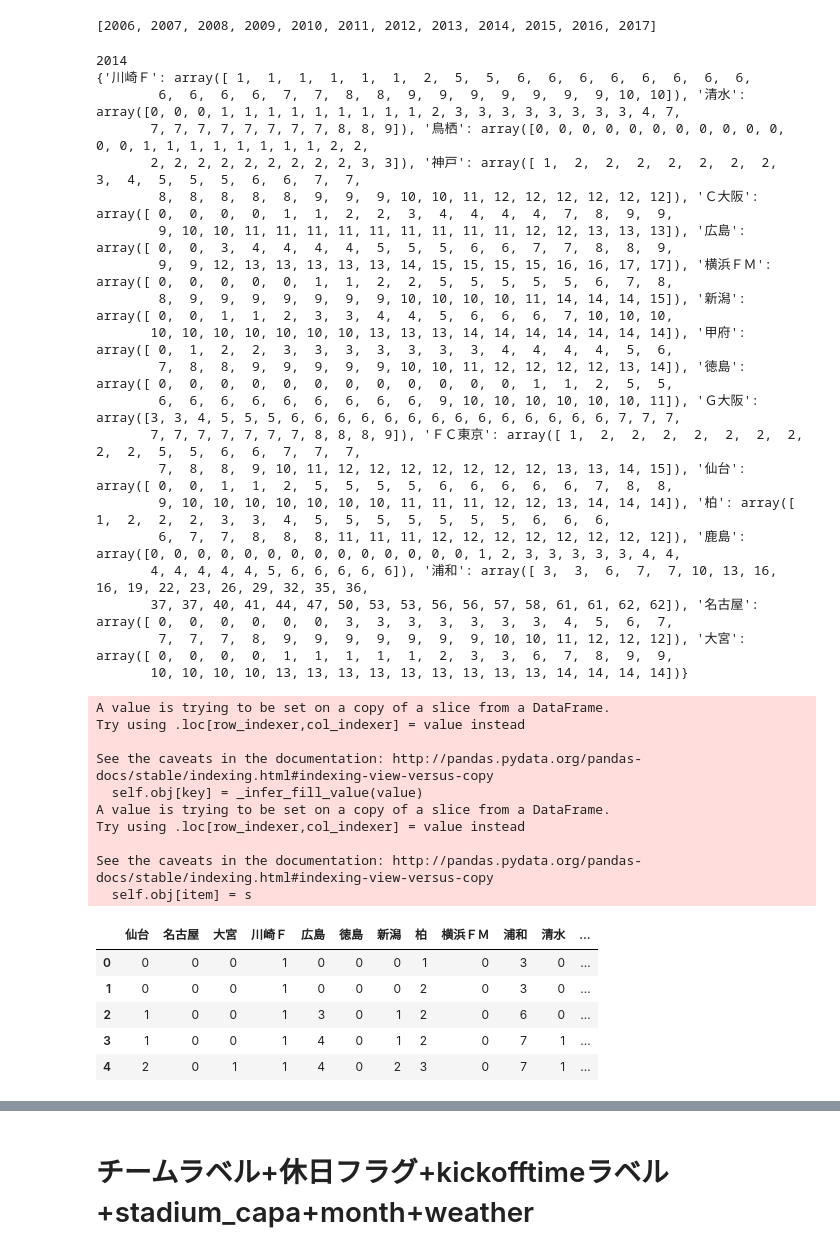
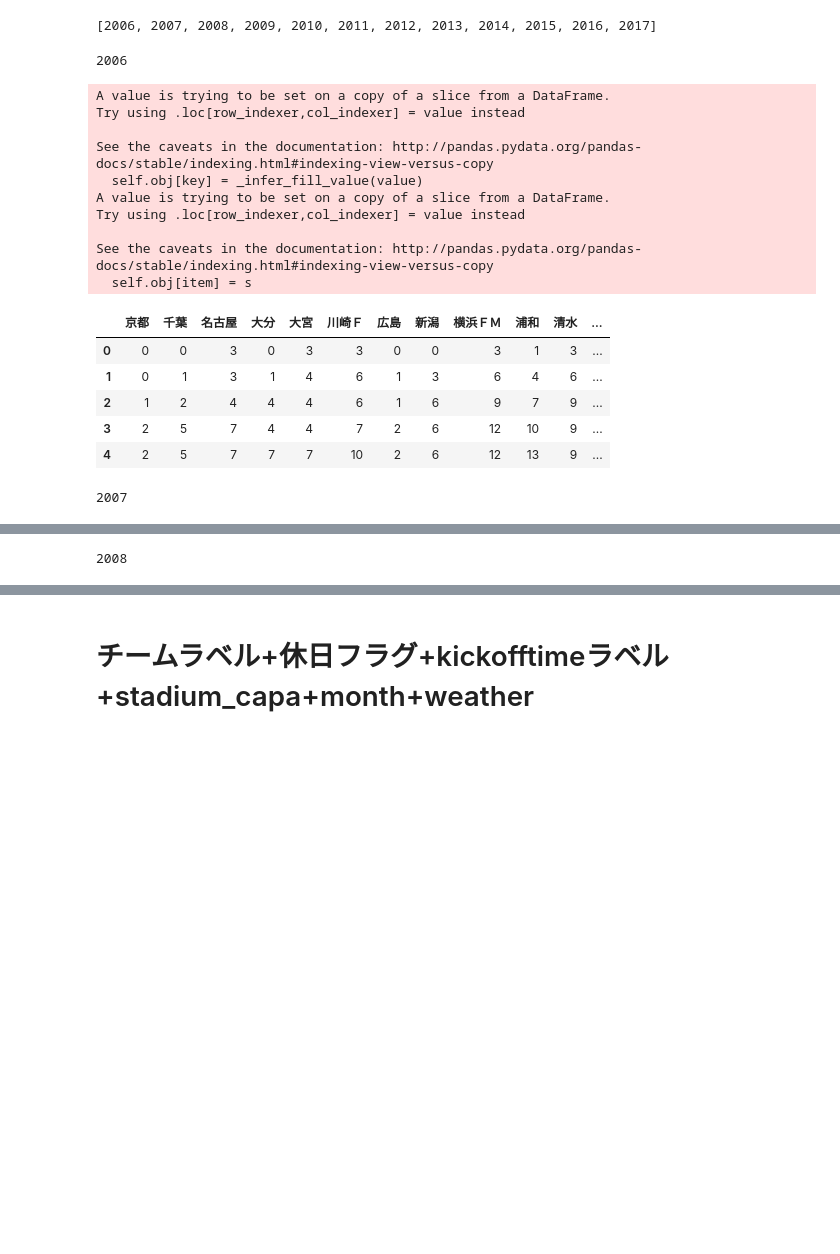
Before and after one commit to watanta/j, a Jupyter notebook: code/preprocess.ipynb, the cells around one changed output, grey strips where cells are left out. Cells and saved outputs as stored; diff of their text form; code cells hidden in the pictures; blank space fills up the shorter version.

```diff
--- a/code/preprocess.ipynb
+++ b/code/preprocess.ipynb
@@ -523,68 +524,49 @@ target_years
 # %% [output]
 [2006, 2007, 2008, 2009, 2010, 2011, 2012, 2013, 2014, 2015, 2016, 2017]
 # %%
+for year in target_years:
+    print(year)
+    match = total_match.loc[(total_match["match_date"] >= pd.to_datetime(str(year)+"-2-15"))&(total_match["match_date"] <pd.to_datetime(str(year+1)+"-2-15")),:]
+    attend_teams = set(match["home_team"]) & set(match["away_team"])
+    match.loc[match["home_win"],"winner"] = match["home_team"]
+    match.loc[match["away_win"],"winner"] = match["away_team"]
+    score_dic = {}
 
-year = 2014
-print(year)
-match = total_match.loc[(total_match["match_date"] >= pd.to_datetime(str(year)+"-2-15"))&(total_match["match_date"] <pd.to_datetime(str(year+1)+"-2-15")),:]
-attend_teams = set(match["home_team"]) & set(match["away_team"])
-match.loc[match["home_win"],"winner"] = match["home_team"]
-match.loc[match["away_win"],"winner"] = match["away_team"]
-score_dic = {}
+    for team in attend_teams:
+        tmp = match.loc[(match["home_team"] == team)|(match["away_team"] == team),:]
+        tmp=tmp.reset_index(drop=True)
 
-for team in attend_teams:
-    tmp = match.loc[(match["home_team"] == team)|(match["away_team"] == team),:]
-    tmp=tmp.reset_index(drop=True)
+        score  = []
+        for key,row in tmp.iterrows():
+            if row["winner"] == team:
+                score.append(3)
+            elif row["draw"] == True:
+                score.append(1)
+            else:
+                score.append(0)
 
-    score  = []
-    for key,row in tmp.iterrows():
-        if row["winner"] == target:
-            score.append(3)
-        elif row["draw"] == True:
-            score.append(1)
-        else:
-            score.append(0)
+        score_dic[team] = np.cumsum(score)
 
-    score_dic[team] = np.cumsum(score)
 
-print(score_dic)
-df = pd.DataFrame(score_dic)
-df.to_csv("../data/vpoint"+str(year)+".csv", index=False)
-display(df.head())
+    df = pd.DataFrame(score_dic)
+    df.to_csv("../data/vpoint"+str(year)+".csv", index=False)
+    display(df.head())
 # %% [output]
-2014
-{'川崎Ｆ': array([ 1,  1,  1,  1,  1,  1,  2,  5,  5,  6,  6,  6,  6,  6,  6,  6,  6,
-        6,  6,  6,  6,  7,  7,  8,  8,  9,  9,  9,  9,  9,  9,  9, 10, 10]), '清水': array([0, 0, 0, 1, 1, 1, 1, 1, 1, 1, 1, 1, 2, 3, 3, 3, 3, 3, 3, 3, 3, 4, 7,
-       7, 7, 7, 7, 7, 7, 7, 7, 8, 8, 9]), '鳥栖': array([0, 0, 0, 0, 0, 0, 0, 0, 0, 0, 0, 0, 0, 1, 1, 1, 1, 1, 1, 1, 1, 2, 2,
-       2, 2, 2, 2, 2, 2, 2, 2, 2, 3, 3]), '神戸': array([ 1,  2,  2,  2,  2,  2,  2,  2,  3,  4,  5,  5,  5,  6,  6,  7,  7,
-        8,  8,  8,  8,  8,  9,  9,  9, 10, 10, 11, 12, 12, 12, 12, 12, 12]), 'Ｃ大阪': array([ 0,  0,  0,  0,  1,  1,  2,  2,  3,  4,  4,  4,  4,  7,  8,  9,  9,
-        9, 10, 10, 11, 11, 11, 11, 11, 11, 11, 11, 11, 12, 12, 13, 13, 13]), '広島': array([ 0,  0,  3,  4,  4,  4,  4,  5,  5,  5,  6,  6,  7,  7,  8,  8,  9,
-        9,  9, 12, 13, 13, 13, 13, 13, 14, 15, 15, 15, 15, 16, 16, 17, 17]), '横浜ＦＭ': array([ 0,  0,  0,  0,  0,  1,  1,  2,  2,  5,  5,  5,  5,  5,  6,  7,  8,
-        8,  9,  9,  9,  9,  9,  9,  9, 10, 10, 10, 10, 11, 14, 14, 14, 15]), '新潟': array([ 0,  0,  1,  1,  2,  3,  3,  4,  4,  5,  6,  6,  6,  7, 10, 10, 10,
-       10, 10, 10, 10, 10, 10, 10, 13, 13, 13, 14, 14, 14, 14, 14, 14, 14]), '甲府': array([ 0,  1,  2,  2,  3,  3,  3,  3,  3,  3,  3,  4,  4,  4,  4,  5,  6,
-        7,  8,  8,  9,  9,  9,  9,  9, 10, 10, 11, 12, 12, 12, 12, 13, 14]), '徳島': array([ 0,  0,  0,  0,  0,  0,  0,  0,  0,  0,  0,  0,  1,  1,  2,  5,  5,
-        6,  6,  6,  6,  6,  6,  6,  6,  6,  9, 10, 10, 10, 10, 10, 10, 11]), 'Ｇ大阪': array([3, 3, 4, 5, 5, 5, 6, 6, 6, 6, 6, 6, 6, 6, 6, 6, 6, 6, 6, 6, 7, 7, 7,
-       7, 7, 7, 7, 7, 7, 7, 8, 8, 8, 9]), 'ＦＣ東京': array([ 1,  2,  2,  2,  2,  2,  2,  2,  2,  2,  5,  5,  6,  6,  7,  7,  7,
-        7,  8,  8,  9, 10, 11, 12, 12, 12, 12, 12, 12, 12, 13, 13, 14, 15]), '仙台': array([ 0,  0,  1,  1,  2,  5,  5,  5,  5,  6,  6,  6,  6,  6,  7,  8,  8,
-        9, 10, 10, 10, 10, 10, 10, 10, 11, 11, 11, 12, 12, 13, 14, 14, 14]), '柏': array([ 1,  2,  2,  2,  3,  3,  4,  5,  5,  5,  5,  5,  5,  5,  6,  6,  6,
-        6,  7,  7,  8,  8,  8, 11, 11, 11, 12, 12, 12, 12, 12, 12, 12, 12]), '鹿島': array([0, 0, 0, 0, 0, 0, 0, 0, 0, 0, 0, 0, 0, 0, 1, 2, 3, 3, 3, 3, 3, 4, 4,
-       4, 4, 4, 4, 4, 5, 6, 6, 6, 6, 6]), '浦和': array([ 3,  3,  6,  7,  7, 10, 13, 16, 16, 19, 22, 23, 26, 29, 32, 35, 36,
-       37, 37, 40, 41, 44, 47, 50, 53, 53, 56, 56, 57, 58, 61, 61, 62, 62]), '名古屋': array([ 0,  0,  0,  0,  0,  0,  3,  3,  3,  3,  3,  3,  3,  4,  5,  6,  7,
-        7,  7,  7,  8,  9,  9,  9,  9,  9,  9,  9, 10, 10, 11, 12, 12, 12]), '大宮': array([ 0,  0,  0,  0,  1,  1,  1,  1,  1,  2,  3,  3,  6,  7,  8,  9,  9,
-       10, 10, 10, 10, 13, 13, 13, 13, 13, 13, 13, 13, 13, 14, 14, 14, 14])}
+2006
 A value is trying to be set on a copy of a slice from a DataFrame.
 Try using .loc[row_indexer,col_indexer] = value instead
 
 See the caveats in the documentation: http://pandas.pydata.org/pandas-docs/stable/indexing.html#indexing-view-versus-copy
   self.obj[key] = _infer_fill_value(value)
 A value is trying to be set on a copy of a slice from a DataFrame.
 Try using .loc[row_indexer,col_indexer] = value instead
 
 See the caveats in the documentation: http://pandas.pydata.org/pandas-docs/stable/indexing.html#indexing-view-versus-copy
   self.obj[item] = s
-|  | 仙台 | 名古屋 | 大宮 | 川崎Ｆ | 広島 | 徳島 | 新潟 | 柏 | 横浜ＦＭ | 浦和 | 清水 | ... |
-| 0 | 0 | 0 | 0 | 1 | 0 | 0 | 0 | 1 | 0 | 3 | 0 | ... |
-| 1 | 0 | 0 | 0 | 1 | 0 | 0 | 0 | 2 | 0 | 3 | 0 | ... |
-| 2 | 1 | 0 | 0 | 1 | 3 | 0 | 1 | 2 | 0 | 6 | 0 | ... |
-| 3 | 1 | 0 | 0 | 1 | 4 | 0 | 1 | 2 | 0 | 7 | 1 | ... |
-| 4 | 2 | 0 | 1 | 1 | 4 | 0 | 2 | 3 | 0 | 7 | 1 | ... |
+|  | 京都 | 千葉 | 名古屋 | 大分 | 大宮 | 川崎Ｆ | 広島 | 新潟 | 横浜ＦＭ | 浦和 | 清水 | ... |
+| 0 | 0 | 0 | 3 | 0 | 3 | 3 | 0 | 0 | 3 | 1 | 3 | ... |
+| 1 | 0 | 1 | 3 | 1 | 4 | 6 | 1 | 3 | 6 | 4 | 6 | ... |
+| 2 | 1 | 2 | 4 | 4 | 4 | 6 | 1 | 6 | 9 | 7 | 9 | ... |
+| 3 | 2 | 5 | 7 | 4 | 4 | 7 | 2 | 6 | 12 | 10 | 9 | ... |
+| 4 | 2 | 5 | 7 | 7 | 7 | 10 | 2 | 6 | 12 | 13 | 9 | ... |
+2007
@@ -590,0 +579 @@ See the caveats in the documentation: http://pandas.pydata.org/pandas-docs/stabl
+2008
```
Also changed, not shown: parts of 26 cells of this notebook, 3 other files.
